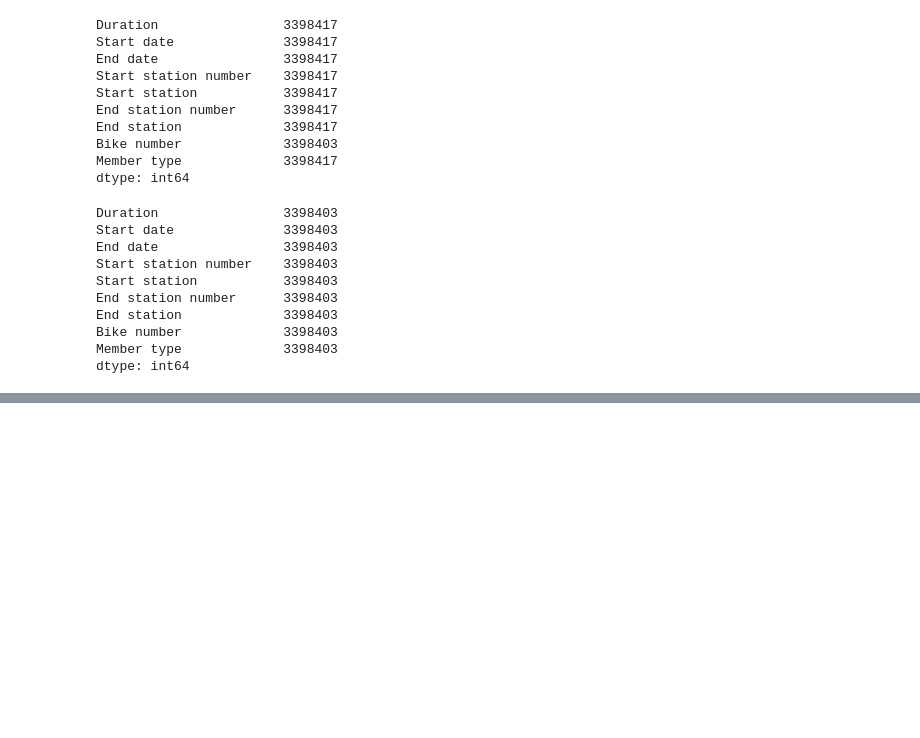
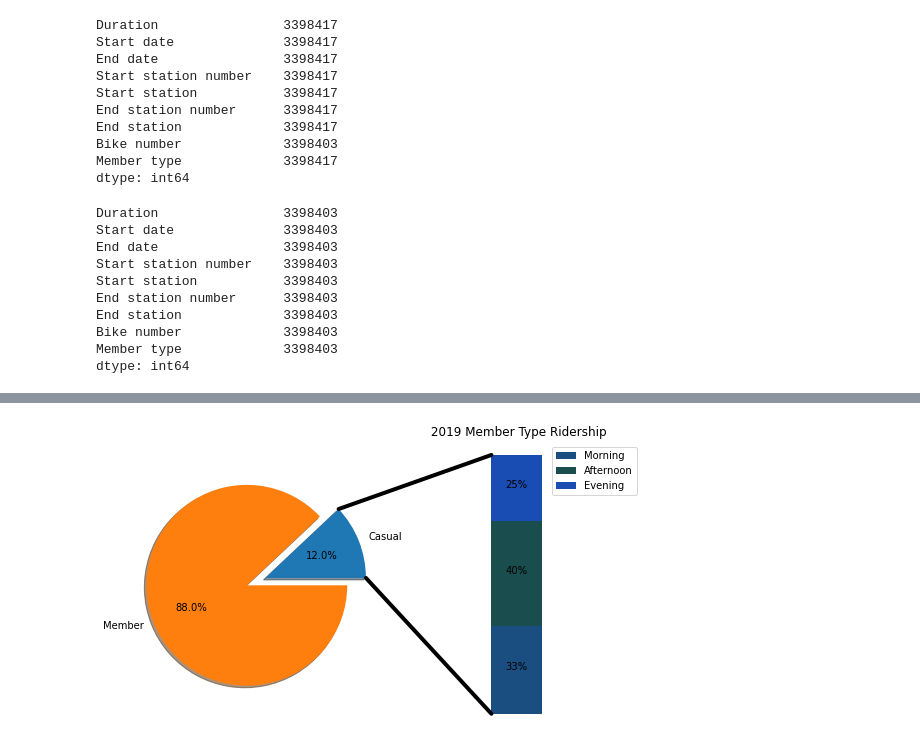
Before and after one commit to digantpatel87/Project1D2, a Jupyter notebook: Code/Project1D2.ipynb, the cells around one changed output, grey strips where cells are left out. Drawn from its saved outputs; the diff is of its cells as text; code cells hidden in the pictures; blank space fills up the shorter version.

```diff
--- a/Code/Project1D2.ipynb
+++ b/Code/Project1D2.ipynb
@@ -287,0 +607,3 @@ time_2020_sum
+# %%
+timeofday_2019_df = time_2019_sum.copy()
+timeofday_2019_df
@@ -287,0 +623,10 @@ time_2020_sum
+# %%
+# 2019 bar of pie
+
+pie_bar_2019_df = pd.DataFrame()
+pie_bar_2019_df['Morning'] = (timeofday_2019_df.loc['Pre-Dawn']+timeofday_2019_df.loc['Early Morning']+timeofday_2019_df.loc['Morning Rush']+timeofday_2019_df.loc['Mid Morning']) * 0.12
+pie_bar_2019_df['Afternoon'] = (timeofday_2019_df.loc['Lunch Rush']+timeofday_2019_df.loc['Early Afternoon']+timeofday_2019_df.loc['Mid Afternoon'])*0.12
+pie_bar_2019_df['Evening'] = (timeofday_2019_df.loc['Evening Rush']+timeofday_2019_df.loc['Late Evening']+timeofday_2019_df.loc['Overnight'])*0.12
+# %%
+pie_bar_2019_df['Total'] = pie_bar_2019_df.sum(axis=1)
+pie_bar_2019_df
@@ -287,0 +636,3 @@ time_2020_sum
+# %%
+ratios_2019 = [pie_bar_2019_df['Morning']/pie_bar_2019_df['Total'],pie_bar_2019_df['Afternoon']/pie_bar_2019_df['Total'],pie_bar_2019_df['Evening']/pie_bar_2019_df['Total']]
+ratios_2019
@@ -287,0 +646,62 @@ time_2020_sum
+# %%
+#from matplotlib.patches import ConnectionPatch
+
+# make figure and assign axis objects
+fig, (ax1, ax2) = plt.subplots(1, 2, figsize=(9, 5))
+fig.subplots_adjust(wspace=0)
+
+# pie chart
+
+explode = (0,0.2)
+
+angle = -180 * sizes_2019[0]
+
+ax1.pie(sizes_2019, explode=explode, labels=labels_2019, autopct='%1.1f%%',
+        shadow=True, startangle=angle)
+
+# bar chart parameters
+xpos = 0
+bottom = 0
+width = .2
+colors = [[.1, .3, .5], [.1, .3, .3], [.1, .3, .7]]
+
+for j in range(len(ratios_2019)):
+    height = ratios_2019[j]
+    ax2.bar(xpos, height, width, bottom=bottom, color=colors[j])
+    ypos = bottom + ax2.patches[j].get_height() / 2
+    bottom += height
+    ax2.text(xpos, ypos, "%d%%" % (ax2.patches[j].get_height() * 100),
+             ha='center')
+
+ax2.set_title('Time of Day')
+ax2.legend(('Morning', 'Afternoon', 'Evening'))
+ax2.axis('off')
+ax2.set_xlim(- 2.5 * width, 2.5 * width)
+
+# use ConnectionPatch to draw lines between the two plots
+# get the wedge data
+theta1, theta2 = ax1.patches[0].theta1, ax1.patches[0].theta2
+center, r = ax1.patches[0].center, ax1.patches[0].r
+bar_height = sum([item.get_height() for item in ax2.patches])
+
+# draw top connecting line
+x = r * np.cos(np.pi / 180 * theta2) + center[0]
+y = r * np.sin(np.pi / 180 * theta2) + center[1]
+con = ConnectionPatch(xyA=(-width / 2, bar_height), coordsA=ax2.transData,
+                      xyB=(x, y), coordsB=ax1.transData)
+con.set_color([0, 0, 0])
+con.set_linewidth(4)
+ax2.add_artist(con)
+
+# draw bottom connecting line
+x = r * np.cos(np.pi / 180 * theta1) + center[0]
+y = r * np.sin(np.pi / 180 * theta1) + center[1]
+con = ConnectionPatch(xyA=(-width / 2, 0), coordsA=ax2.transData,
+                      xyB=(x, y), coordsB=ax1.transData)
+con.set_color([0, 0, 0])
+ax2.add_artist(con)
+con.set_linewidth(4)
+plt.title(' 2019 Member Type Ridership')
+plt.show()
+# %% [output]
+[figure, added]
```
Also changed, not shown: parts of 37 cells of this notebook.
